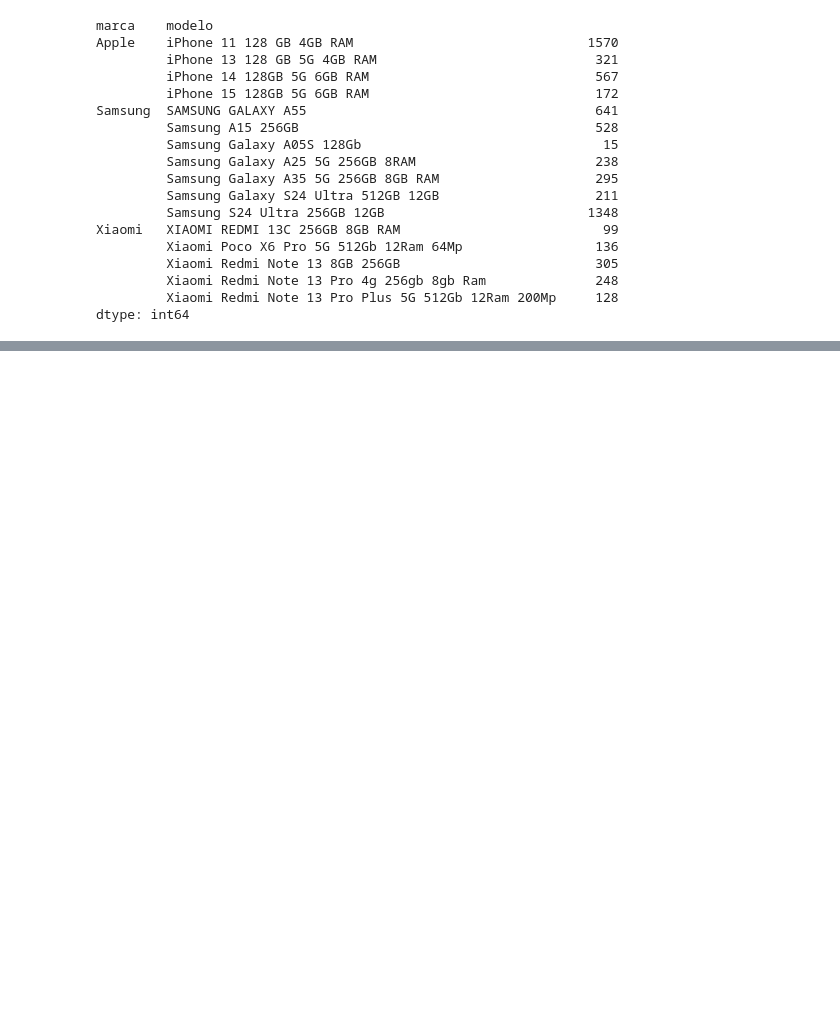
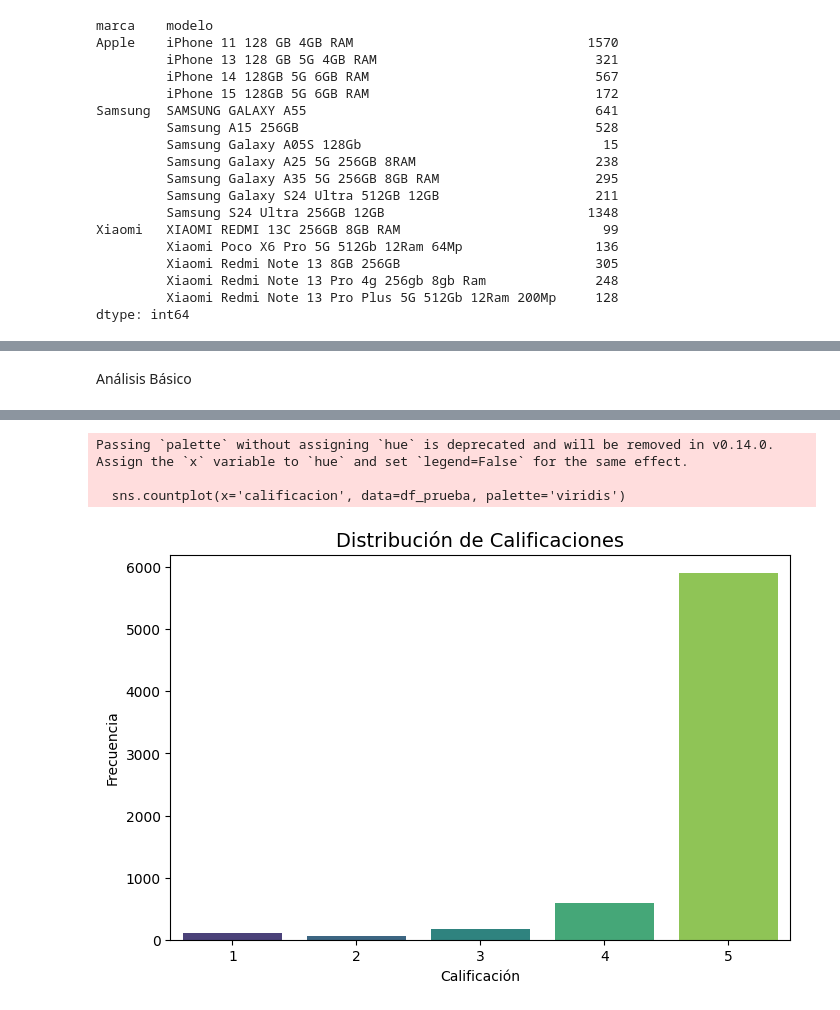
Before and after one commit to Juanpa21012/NLP-Sentiment-Analysis-of-Smartphone-Brands-Using-Web-Scrapping, a Jupyter notebook: Webscrapping/Testing-JP.ipynb, the cells around one changed output, grey strips where cells are left out. Drawn from its saved outputs; the diff is of its cells as text; code cells hidden in the pictures; blank space fills up the shorter version.

Commit message:
se creó código base para el archivo oficial de análisis de sentimientos yse creó codigo de testing para el mismo

```diff
--- a/Webscrapping/Testing-JP.ipynb
+++ b/Webscrapping/Testing-JP.ipynb
@@ -314,11 +373,15 @@ print(df[['comentario_limpio', 'comentario_corregido']].sample(5))
 # %%
-# Comparar las columnas y contar diferencias
+# Identificar comentarios donde se realizaron correcciones
 cambios = df['comentario_limpio'] != df['comentario_corregido']
+
+# Mostrar el número total de correcciones realizadas
 print(f"Total de comentarios corregidos: {cambios.sum()}")
 
-# Mostrar algunos ejemplos donde se hayan hecho cambios
-if cambios.sum() > 0:
-    print(df[cambios][['comentario_limpio', 'comentario_corregido']].head())
+# Listar ejemplos de correcciones
+if cambios.any():
+    print("\nEjemplos de correcciones:")
+    correcciones = df.loc[cambios, ['comentario_limpio', 'comentario_corregido']].head(10)
+    print(correcciones)
 else:
-    print("No se realizaron correcciones en los comentarios.")
+    print("No se realizaron correcciones.")
 # %% [output]
@@ -326,0 +474,5 @@ No se realizaron correcciones en los comentarios.
+# %%
+#Crear dataframe
+df_prueba = pd.read_csv("d:\Proyecto Web Scrapping\Analisis de Sentimientos\comentarios_producto_fake.csv")
+print(df_prueba.info())  # Resumen del DataFrame
+print(df_prueba['calificacion'].value_counts())  # Distribución de calificaciones
@@ -326,0 +616,49 @@ No se realizaron correcciones en los comentarios.
+# %% [markdown]
+Análisis Básico
+# %%
+
+from collections import Counter
+import matplotlib.pyplot as plt
+import seaborn as sns
+
+# 1. Frecuencia de palabras
+def calcular_frecuencia_palabras(df, columna):
+    # Unir todos los comentarios en un solo texto
+    texto = ' '.join(df[columna])
+    # Tokenizar el texto en palabras
+    palabras = texto.split()
+    # Contar las palabras
+    frecuencia = Counter(palabras)
+    return frecuencia.most_common(10)  # Las 10 palabras más comunes
+
+# Calcular frecuencia de palabras en comentario_limpio
+frecuencia_palabras = calcular_frecuencia_palabras(df_prueba, 'comentario_limpio')
+print("Palabras más comunes:")
+for palabra, freq in frecuencia_palabras:
+    print(f"{palabra}: {freq}")
+
+# 2. Longitud promedio de los comentarios
+df_prueba['longitud'] = df_prueba['comentario_limpio'].apply(lambda x: len(x.split()))
+longitud_promedio = df_prueba['longitud'].mean()
+print(f"\nLongitud promedio de los comentarios: {longitud_promedio:.2f} palabras")
+
+# 3. Distribución de calificaciones (si existe una columna de calificación)
+if 'calificacion' in df_prueba.columns:
+    plt.figure(figsize=(8, 5))
+    sns.countplot(x='calificacion', data=df_prueba, palette='viridis')
+    plt.title("Distribución de Calificaciones", fontsize=14)
+    plt.xlabel("Calificación")
+    plt.ylabel("Frecuencia")
+    plt.show()
+
+# 4. Número de comentarios por marca o modelo
+if 'marca' in df_prueba.columns and 'modelo' in df_prueba.columns:
+    comentarios_por_marca = df_prueba['marca'].value_counts()
+    comentarios_por_modelo = df_prueba['modelo'].value_counts()
+
+    print("\nNúmero de comentarios por marca:")
+    print(comentarios_por_marca)
+
+    print("\nNúmero de comentarios por modelo:")
+    print(comentarios_por_modelo)
+# %% [output]
@@ -326,0 +678,4 @@ No se realizaron correcciones en los comentarios.
+Passing `palette` without assigning `hue` is deprecated and will be removed in v0.14.0. Assign the `x` variable to `hue` and set `legend=False` for the same effect.
+
+  sns.countplot(x='calificacion', data=df_prueba, palette='viridis')
+[figure, added]
```
Also changed, not shown: parts of 23 cells of this notebook, 6 other files.
